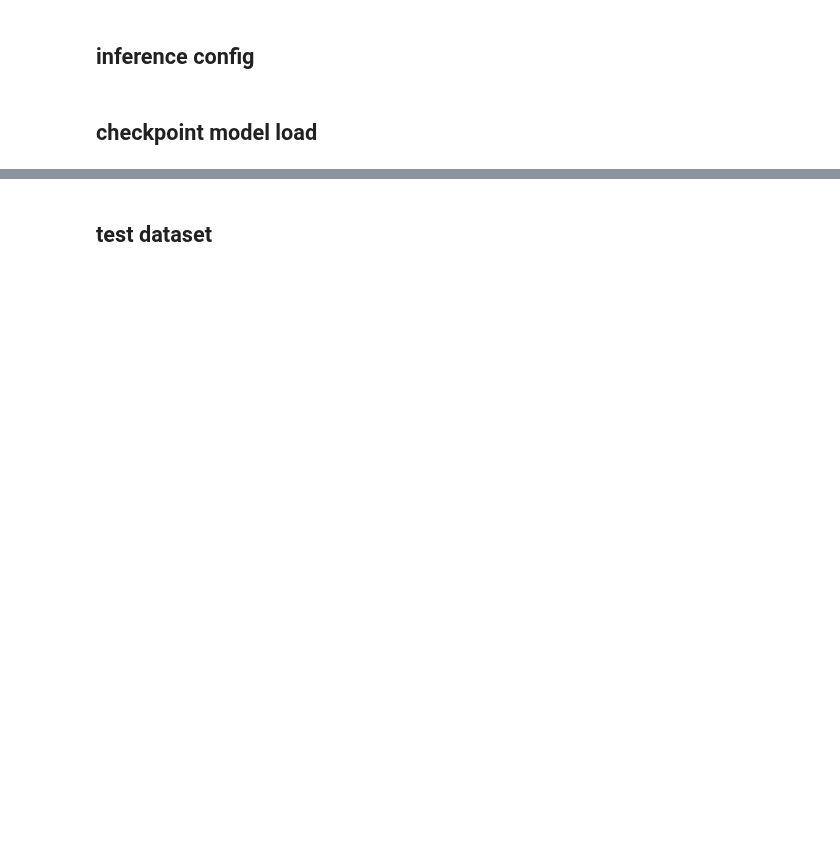
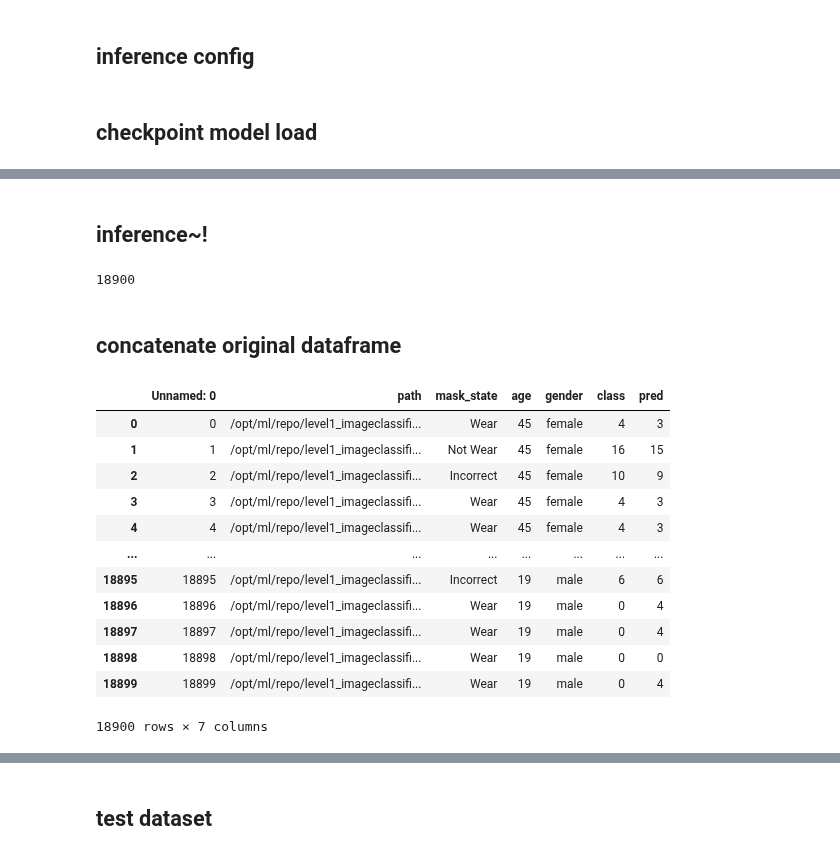
Before and after one commit to boostcampaitech4cv2/level1_imageclassification_cv-level1-cv-06, a Jupyter notebook: T4064/T4064_Experiment_base.ipynb, the cells around one changed output, grey strips where cells are left out. Drawn from its saved outputs; the diff is of its cells as text; code cells hidden in the pictures; blank space fills up the shorter version.

```diff
--- a/T4064/T4064_Experiment_base.ipynb
+++ b/T4064/T4064_Experiment_base.ipynb
@@ -303,0 +386,12 @@ model = torch.nn.DataParallel(model)
+# %%
+temp_loader = DataLoader(temp_dset,
+                         batch_size=1000,
+                         num_workers=multiprocessing.cpu_count() // 2,
+                         shuffle=False,
+                         pin_memory=use_cuda,
+                         drop_last=False)
+# %%
+check_list = []
+for idx, temp_batch in enumerate(temp_loader):
+    b_imgs, b_labels = temp_batch
+    check_list.extend(b_labels.tolist())
@@ -303,0 +409,17 @@ model = torch.nn.DataParallel(model)
+# %% [markdown]
+## inference~!
+# %%
+temp_preds = []
+with torch.no_grad():
+        for idx, temp_batch in enumerate(temp_loader):
+            images, labels = temp_batch
+            images = images.to(device)
+            pred = model(images)
+            pred = pred.argmax(dim=-1)
+            temp_preds.extend(pred.cpu().numpy().tolist())
+# %%
+print(len(temp_preds))
+# %% [output]
+18900
+# %% [markdown]
+## concatenate original dataframe
@@ -303,0 +428,16 @@ model = torch.nn.DataParallel(model)
+# %%
+full_df
+# %% [output]
+|  | Unnamed: 0 | path | mask_state | age | gender | class | pred |
+| 0 | 0 | /opt/ml/repo/level1_imageclassifi... | Wear | 45 | female | 4 | 3 |
+| 1 | 1 | /opt/ml/repo/level1_imageclassifi... | Not Wear | 45 | female | 16 | 15 |
+| 2 | 2 | /opt/ml/repo/level1_imageclassifi... | Incorrect | 45 | female | 10 | 9 |
+| 3 | 3 | /opt/ml/repo/level1_imageclassifi... | Wear | 45 | female | 4 | 3 |
+| 4 | 4 | /opt/ml/repo/level1_imageclassifi... | Wear | 45 | female | 4 | 3 |
+| ... | ... | ... | ... | ... | ... | ... | ... |
+| 18895 | 18895 | /opt/ml/repo/level1_imageclassifi... | Incorrect | 19 | male | 6 | 6 |
+| 18896 | 18896 | /opt/ml/repo/level1_imageclassifi... | Wear | 19 | male | 0 | 4 |
+| 18897 | 18897 | /opt/ml/repo/level1_imageclassifi... | Wear | 19 | male | 0 | 4 |
+| 18898 | 18898 | /opt/ml/repo/level1_imageclassifi... | Wear | 19 | male | 0 | 0 |
+| 18899 | 18899 | /opt/ml/repo/level1_imageclassifi... | Wear | 19 | male | 0 | 4 |
+18900 rows × 7 columns
```
Also changed, not shown: parts of 40 cells of this notebook, 3 other files.
